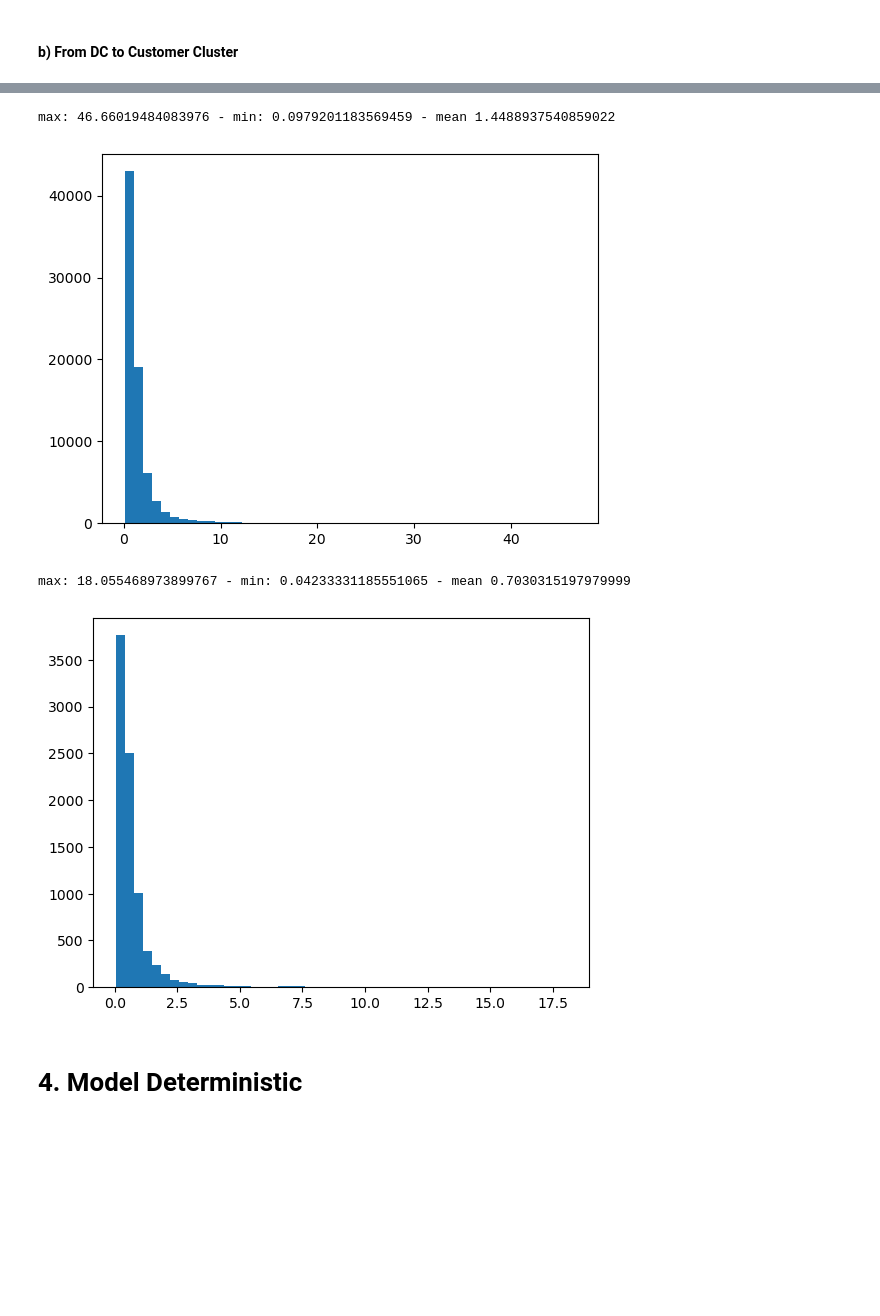
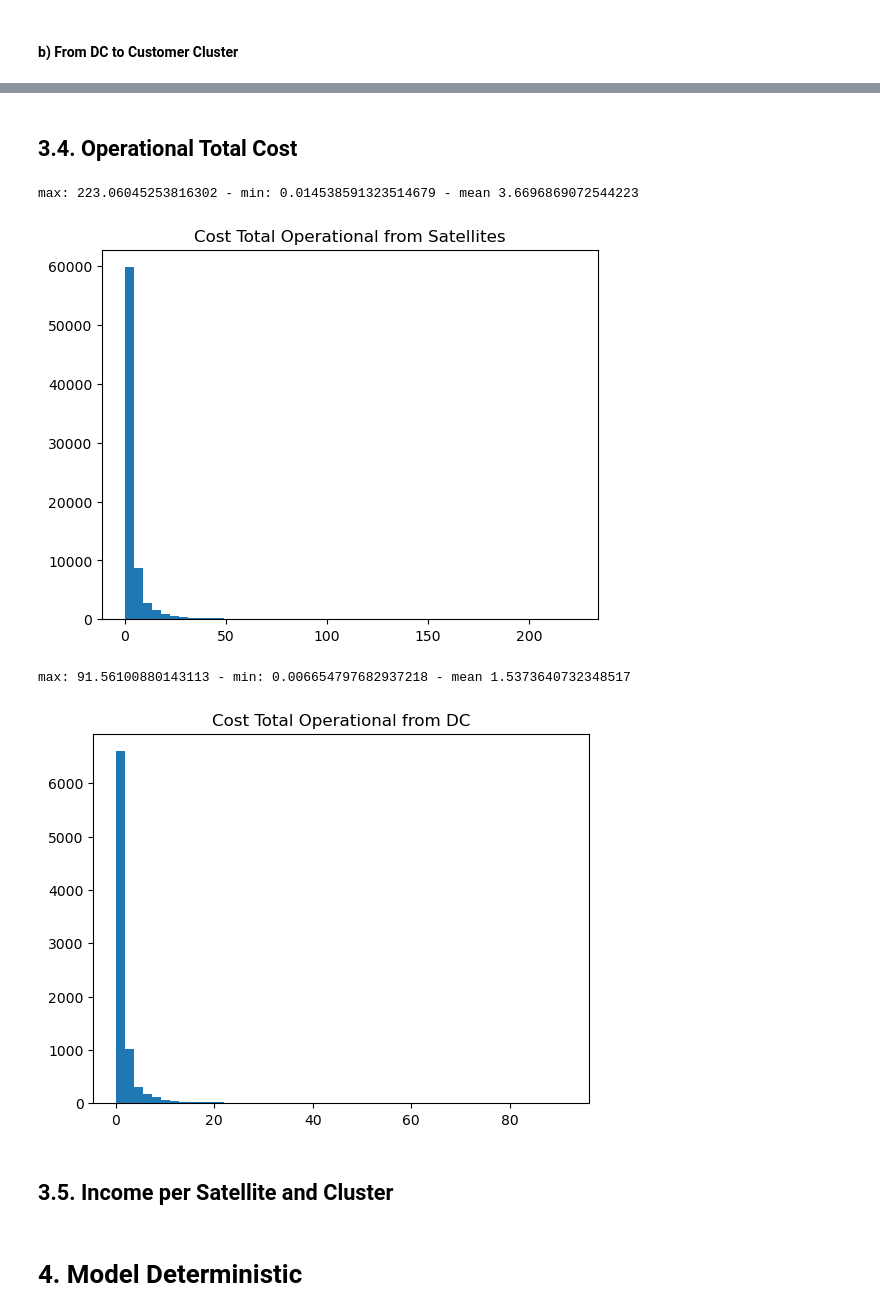
Before and after one commit to PitHurtado/redesign_urban-distribution, a Jupyter notebook: src/application.ipynb, the cells around one changed output, grey strips where cells are left out. Cells and saved outputs as stored; diff of their text form; code cells hidden in the pictures; blank space fills up the shorter version.

```diff
--- a/src/application.ipynb
+++ b/src/application.ipynb
@@ -95,11 +94,11 @@ config_ = utils.ConfigDeterministic()
 fleet_size_satellites = config_.calculate_avg_fleet_size_from_satellites(satellites=list(satellites.values())
                                                                          , clusters=list(clusters.values())
                                                                          , vehicle=small_vehicle
-                                                                         ,periods=periods, distances_linehaul=matrixes_from_satellites['distance'])
+                                                                         ,periods=PERIODS, distances_linehaul=matrixes_from_satellites['distance'])
 # %% [markdown]
 #### b) From DC to Customer Cluster
 # %%
-fleet_size_dc = config_.calculate_avg_fleet_size_from_dc(clusters=clusters.values(), vehicle=large_vehicle, periods=periods
+fleet_size_dc = config_.calculate_avg_fleet_size_from_dc(clusters=clusters.values(), vehicle=large_vehicle, periods=PERIODS
                                                          , distances_linehaul=matrixes_from_dc['distance'])
 # %%
 fleet_size_required = {
@@ -161,7 +161,9 @@ cost_shipping_from_dc = dict([
+# %% [markdown]
+## 3.4. Operational Total Cost
 # %%
 def cost_satellite_cluster_period(satellites: list[Satellite],
                                   clusters: list[Cluster],
-                                  cost_shipping: dict[(str, str), float],
+                                  cost_shipping_satellite: dict[(str, str), float],
                                   vehicle_small: Vehicle,
                                   periods: int,
                                   vehicles_required: dict[str, dict]) -> dict[(str,str,int), float]:
@@ -169,49 +171,56 @@ def cost_satellite_cluster_period(satellites: list[Satellite],
     for t in range(periods):
         for k in clusters:
             for s in satellites:
-                costs[(s.id, k.id, t)] = (s.costSourcing*k.demandByPeriod[t]) + (cost_shipping[(s.id, k.id)]*k.demandByPeriod[t]) + \
-                                         (vehicle_small.costFixed*vehicles_required['small'][(s.id, k.id, t)]['fleet_size'])
+                cost_first_level = (s.costSourcing*k.demandByPeriod[t])
+                cost_shipping = (cost_shipping_satellite[(s.id, k.id)]*k.demandByPeriod[t])
+                cost_vehicles = 0 #(vehicle_small.costFixed*vehicles_required['small'][(s.id, k.id, t)]['fleet_size'])
+                total_cost = cost_first_level + cost_shipping + cost_vehicles
+                costs[(s.id, k.id, t)] = {'total': total_cost, 'first_level': cost_first_level
+                                        ,'shipping': cost_shipping, 'vehicles':cost_vehicles}
     return costs
 
 def cost_dc_cluster_period(clusters: list[Cluster],
-                           cost_shipping: dict[str, float],
+                           cost_shipping_dc: dict[str, float],
                            vehicle_large: Vehicle,
                            periods: int,
                            vehicles_required: dict[str, dict]) -> dict[(str,int), float]:
     costs = {}
     for t in range(periods):
         for k in clusters:
-            costs[(k.id, t)] = (cost_shipping[k.id] * k.demandByPeriod[t]) + (vehicle_large.costFixed * vehicles_required['large'][(k.id, t)]['fleet_size'])
+            cost_shipping =(cost_shipping_dc[k.id] * k.demandByPeriod[t])
+            cost_vehicles = 0 #(vehicle_large.costFixed * vehicles_required['large'][(k.id, t)]['fleet_size'])
+            total_cost = cost_shipping + cost_vehicles
+            costs[(k.id, t)] = {'total': total_cost, 'shipping': cost_shipping, 'vehicles': cost_vehicles}
     return costs
 # %%
-cost_C = cost_satellite_cluster_period(satellites.values(), clusters.values()
-                                       ,cost_shipping=cost_shipping_from_satellites
+cost_C = cost_satellite_cluster_period(list(satellites.values()), list(clusters.values())
+                                       ,cost_shipping_satellite=cost_shipping_from_satellites
                                        ,vehicle_small=small_vehicle
-                                       ,periods=periods
+                                       ,periods=PERIODS
                                        ,vehicles_required=fleet_size_required)
 
 cost_G = cost_dc_cluster_period(clusters.values()
-                                ,cost_shipping=cost_shipping_from_dc
+                                ,cost_shipping_dc=cost_shipping_from_dc
                                 ,vehicle_large=large_vehicle
-                                ,periods=periods
+                                ,periods=PERIODS
                                 ,vehicles_required=fleet_size_required)
-cost_operation = {
-    'satellite': cost_C,
-    'dc': cost_G
-}
 # %%
-cost_shipping_satellites = [item for item in list(cost_C.values()) if item!=0]
-print(f'max: {np.max(cost_shipping_satellites)} - min: {np.min(cost_shipping_satellites)} - mean {np.mean(cost_shipping_satellites)}')
-plt.hist(cost_shipping_satellites, bins=50)
+aux = [item['total'] for item in list(cost_C.values()) if item['total']!=0]
+print(f'max: {np.max(aux)} - min: {np.min(aux)} - mean {np.mean(aux)}')
+plt.hist(aux, bins=50)
+plt.title("Cost Total Operational from Satellites")
 plt.show()
 # %% [output]
-max: 46.66019484083976 - min: 0.0979201183569459 - mean 1.4488937540859022
+max: 223.06045253816302 - min: 0.014538591323514679 - mean 3.6696869072544223
-[figure, old version]
+[figure, new version]
 # %%
-cost_shipping_dc = [item for item in list(cost_G.values()) if item!=0]
-print(f'max: {np.max(cost_shipping_dc)} - min: {np.min(cost_shipping_dc)} - mean {np.mean(cost_shipping_dc)}')
-plt.hist(cost_shipping_dc, bins=50)
+aux = [item['total'] for item in list(cost_G.values()) if item['total']!=0]
+print(f'max: {np.max(aux)} - min: {np.min(aux)} - mean {np.mean(aux)}')
+plt.hist(aux, bins=50)
+plt.title("Cost Total Operational from DC")
 plt.show()
 # %% [output]
-max: 18.055468973899767 - min: 0.04233331185551065 - mean 0.7030315197979999
+max: 91.56100880143113 - min: 0.006654797682937218 - mean 1.5373640732348517
-[figure, old version]
+[figure, new version]
+# %% [markdown]
+## 3.5. Income per Satellite and Cluster
```
Also changed, not shown: parts of 43 cells of this notebook, 3 other files.
